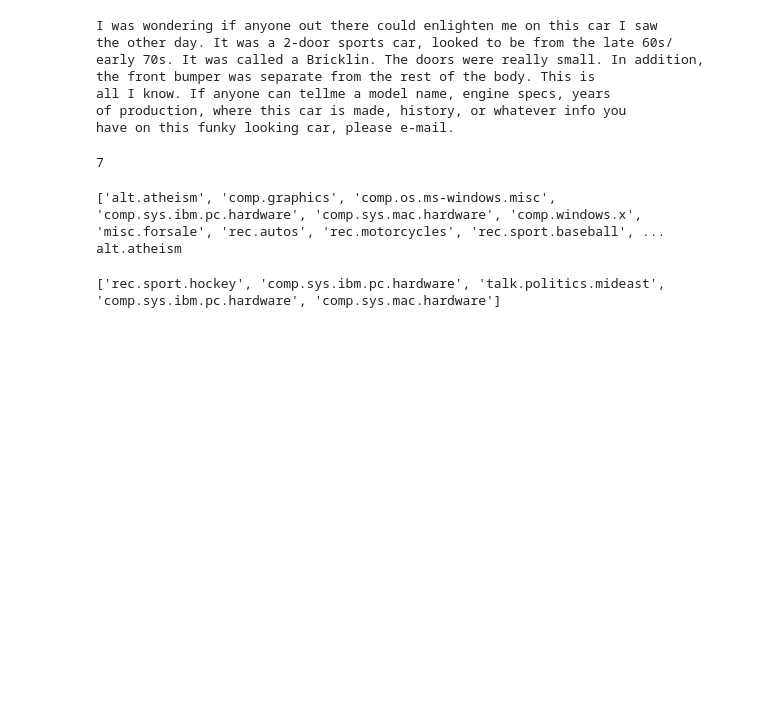
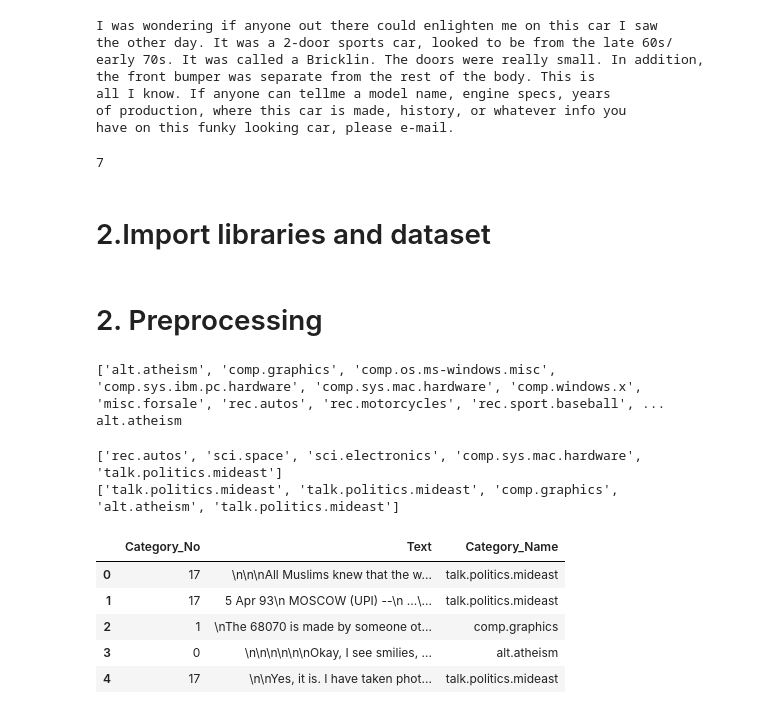
Before and after one commit to weijuchen/NLP_model_comparision, a Jupyter notebook: testClassification/Naive Bayes_LogisticRegression.ipynb, the cells around one changed output. Saved outputs shown, nothing was run; the diff lists cells and outputs as text; code cells hidden in the pictures; blank space fills up the shorter version.

```diff
--- a/testClassification/Naive Bayes_LogisticRegression.ipynb
+++ b/testClassification/Naive Bayes_LogisticRegression.ipynb
@@ -45,3 +43,5 @@ print(train_data.target[0])  # 該篇文章的標籤（整數編碼）  對應
 # %% [output]
 7
+# %% [markdown]
+# 2.Import libraries and dataset
 # %%
@@ -57,4 +56,6 @@ from sklearn.model_selection import train_test_split
 from sklearn.metrics import classification_report, accuracy_score
 
 from sklearn.datasets import fetch_20newsgroups
+# %% [markdown]
+# 2. Preprocessing
 # %%
@@ -69,23 +79,57 @@ alt.atheism
 # %%
 #  依照 data.target 中的每個數字(共計 18846 筆)，找到 data.target_name (僅有20種)所對應的文字
 import pandas as pd
-data_category=[]
-for i in data.target:
-    data_category.append(data.target_names[i])
-print(data_category[:5])
+# data_category=[]
+# for i in data.target:
+#     data_category.append(data.target_names[i])
+# print(data_category[:5])
+
+data_train_category = []
+for i in data_train.target:
+    data_train_category.append(data_train.target_names[i])
+print(data_train_category[:5])
+
+
+data_test_category=[]
+for i in data_test.target:
+    data_test_category.append(data_test.target_names[i])
+print(data_test_category[:5])
 # %% [output]
-['rec.sport.hockey', 'comp.sys.ibm.pc.hardware', 'talk.politics.mideast', 'comp.sys.ibm.pc.hardware', 'comp.sys.mac.hardware']
+['rec.autos', 'sci.space', 'sci.electronics', 'comp.sys.mac.hardware', 'talk.politics.mideast']
+['talk.politics.mideast', 'talk.politics.mideast', 'comp.graphics', 'alt.atheism', 'talk.politics.mideast']
 # %%
 # turn it into a dataframe
 
-data_df=pd.DataFrame(data.target,columns=['Category_No'])
+# data_df=pd.DataFrame(data.target,columns=['Category_No'])
+
+data_train_df = pd.DataFrame(data_train.target, columns=["Category_No"])
+data_test_df = pd.DataFrame(data_test.target, columns=["Category_No"])
 
 
-data_df['Category_No'].value_counts()    # 了解每個類別的數量
-data_df['Text'] = data.data    # 將文字放入dataframe
-data_df['Category_Name']=data_category  #將類別名稱放入dataframe
+# data_df['Category_No'].value_counts()    # 了解每個類別的數量
+# data_df['Text'] = data.data    # 將文字放入dataframe
+data_train_df['Text']=data_train.data
+data_test_df['Text'] = data_test.data
+
+
+# data_df['Category_Name']=data_category  #將類別名稱放入dataframe
+
+data_train_df["Category_Name"] = data_train_category
+data_test_df["Category_Name"] = data_test_category
+
+data_train_df.head(5)
+data_test_df.head(5)
+
+
 # data_df.head(5)
 
 # data_df=data_df[:5]
 # data_df
+# %% [output]
+|  | Category_No | Text | Category_Name |
+| 0 | 17 | \n\n\nAll Muslims knew that the w... | talk.politics.mideast |
+| 1 | 17 | 5 Apr 93\n MOSCOW (UPI) --\n ...\... | talk.politics.mideast |
+| 2 | 1 | \nThe 68070 is made by someone ot... | comp.graphics |
+| 3 | 0 | \n\n\n\n\n\nOkay, I see smilies, ... | alt.atheism |
+| 4 | 17 | \n\nYes, it is. I have taken phot... | talk.politics.mideast |
 # %%
```
Also changed, not shown: parts of 33 cells of this notebook, 1 other file.
